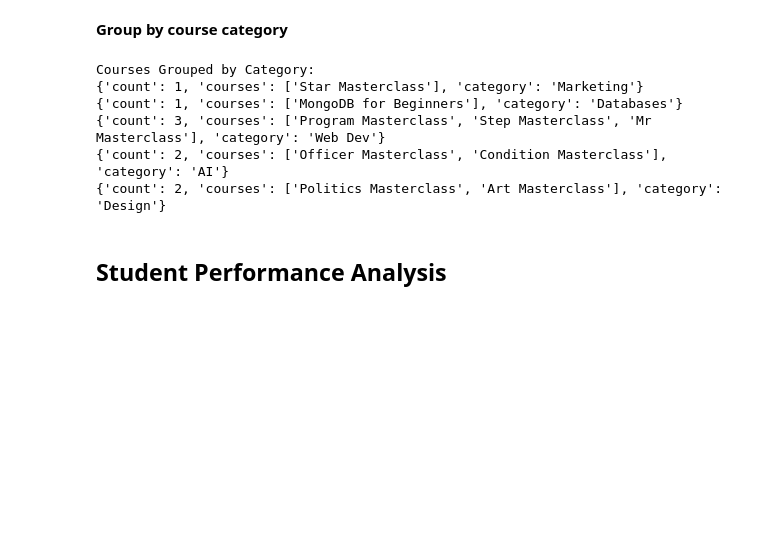
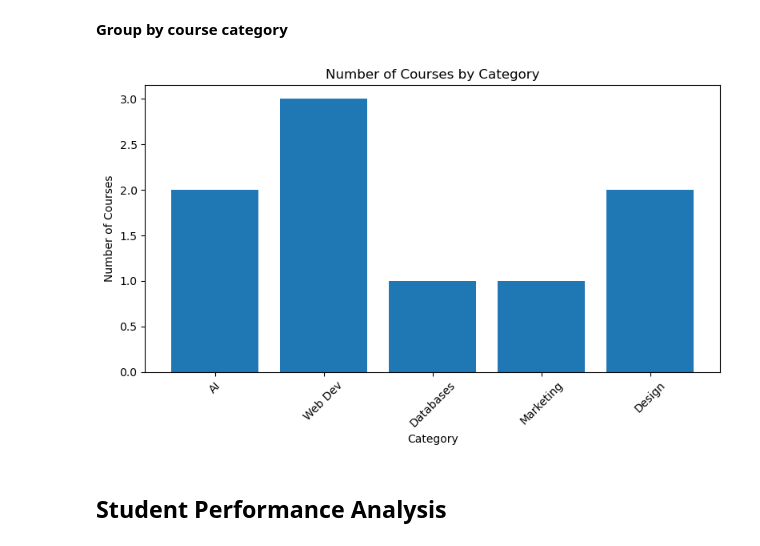
Before and after one commit to Becky090/mongodb-eduhub-project, a Jupyter notebook: notebooks/eduhub_mongodb_project.ipynb, the cells around one changed output. Drawn from its saved outputs; the diff is of its cells as text; code cells hidden in the pictures; blank space fills up the shorter version.

Commit message:
Updated_source files with visuals

```diff
--- a/notebooks/eduhub_mongodb_project.ipynb
+++ b/notebooks/eduhub_mongodb_project.ipynb
@@ -414,17 +419,23 @@ Average Course Rating:
 3.755555555555555
 # %% [markdown]
 **Group by course category**
-# %%
-print("\nCourses Grouped by Category:")
-for c in group_courses_by_category(db):
-    print(c)
-# %% [output]
-Courses Grouped by Category:
-{'count': 1, 'courses': ['Star Masterclass'], 'category': 'Marketing'}
-{'count': 1, 'courses': ['MongoDB for Beginners'], 'category': 'Databases'}
-{'count': 3, 'courses': ['Program Masterclass', 'Step Masterclass', 'Mr Masterclass'], 'category': 'Web Dev'}
-{'count': 2, 'courses': ['Officer Masterclass', 'Condition Masterclass'], 'category': 'AI'}
-{'count': 2, 'courses': ['Politics Masterclass', 'Art Masterclass'], 'category': 'Design'}
+# %%
+
+category_data = group_courses_by_category(db)
+
+df_categories = pd.DataFrame(category_data)
+
+# Plot
+plt.figure(figsize=(8, 5))
+plt.bar(df_categories['category'], df_categories['count'])
+plt.title("Number of Courses by Category")
+plt.xlabel("Category")
+plt.ylabel("Number of Courses")
+plt.xticks(rotation=45)
+plt.tight_layout()
+plt.show()
+# %% [output]
+[figure, added]
 # %% [markdown]
 ## **Student Performance Analysis**
 # %% [markdown]
```
Also changed, not shown: parts of 14 cells of this notebook, 1 other file.
